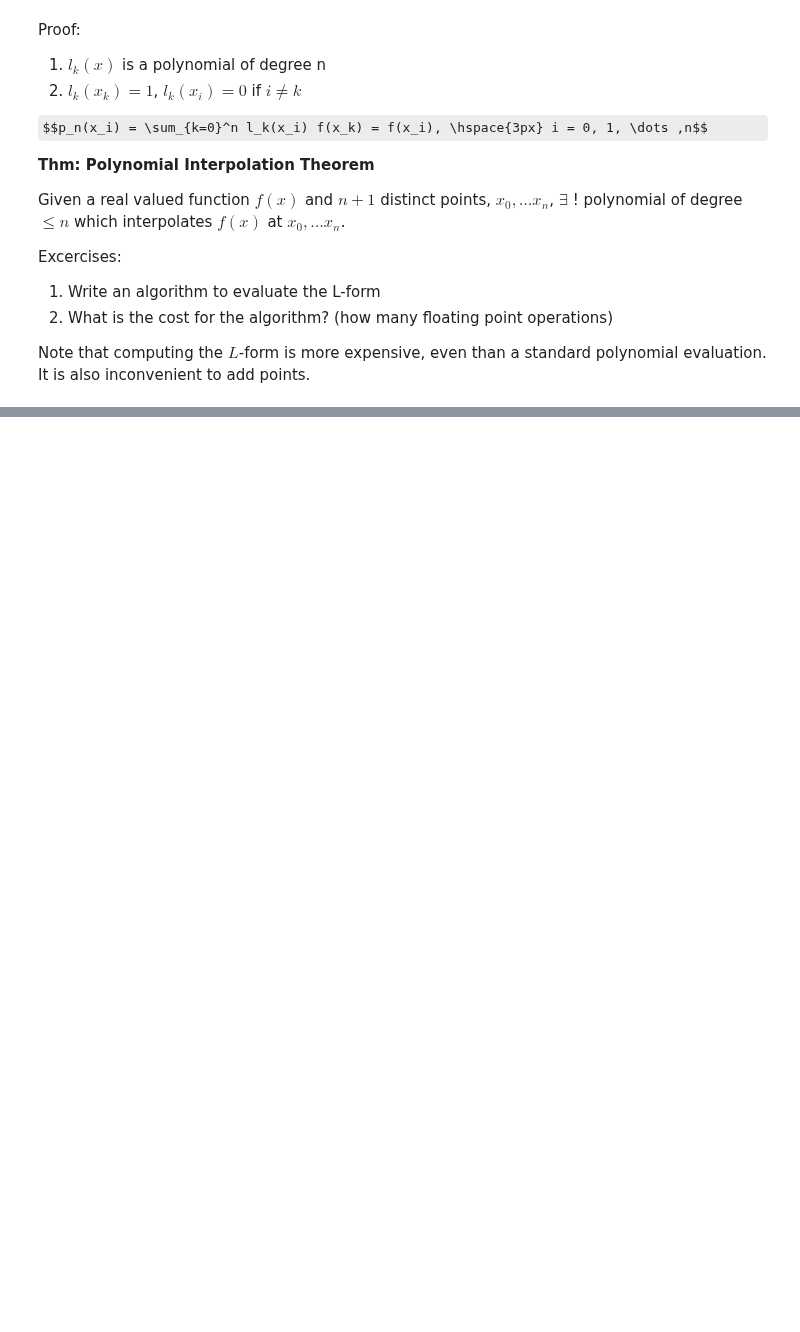
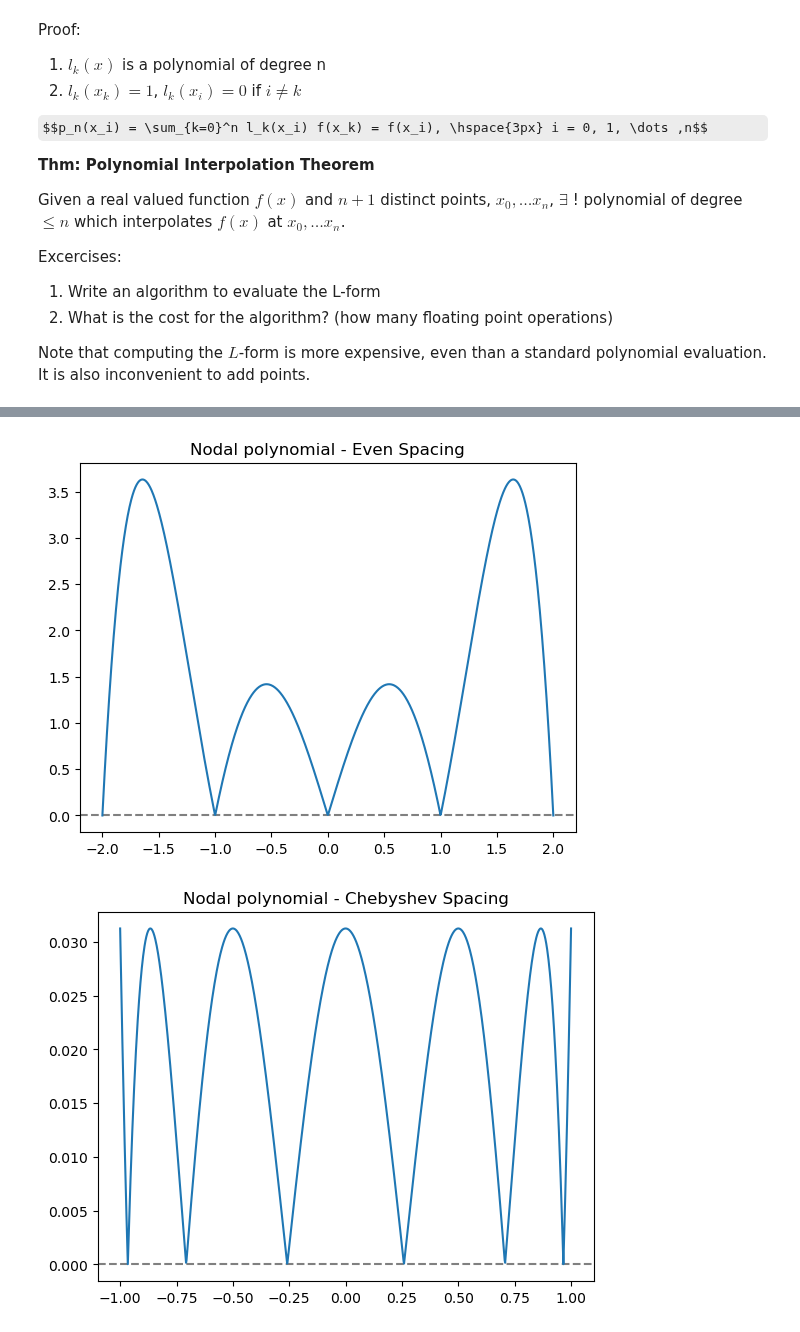
Before and after one commit to PrasunBanerjee04/TechnicalNotes, a Jupyter notebook: Applied Mathematics/Numerical Methods/Introduction.ipynb, the cells around one changed output, grey strips where cells are left out. Drawn from its saved outputs; the diff is of its cells as text; code cells hidden in the pictures; some formulas as TeX source; blank space fills up the shorter version.

```diff
--- a/Applied Mathematics/Numerical Methods/Introduction.ipynb
+++ b/Applied Mathematics/Numerical Methods/Introduction.ipynb
@@ -225,0 +275,26 @@ algorithm(DivDif):
+# %%
+def evaluatePhi(x, points):
+    prod = 1
+    for point in points:
+        prod *= (x - point)
+    return abs(prod)
+
+def generateChebyshevPoints(n):
+    return [np.cos(np.pi * (2 * k + 1) / (2 * n + 2)) for k in range(n + 1)]
+
+x = np.linspace(-2, 2, 1000)
+points = [-2, -1, 0, 1, 2]
+plt.axhline(0, color="gray", linestyle="--")
+plt.plot(x, evaluatePhi(x, points), label="φ(x)")
+plt.title("Nodal polynomial - Even Spacing")
+plt.show()
+
+x2 = np.linspace(-1, 1, 1000)
+cheb = generateChebyshevPoints(5)
+plt.axhline(0, color="gray", linestyle="--")
+plt.plot(x2, evaluatePhi(x2, cheb), label="φ(x)")
+plt.title("Nodal polynomial - Chebyshev Spacing")
+plt.show()
+# %% [output]
+[figure, added]
+[figure, added]
```
Also changed, not shown: parts of 6 cells of this notebook, 4 other files.
